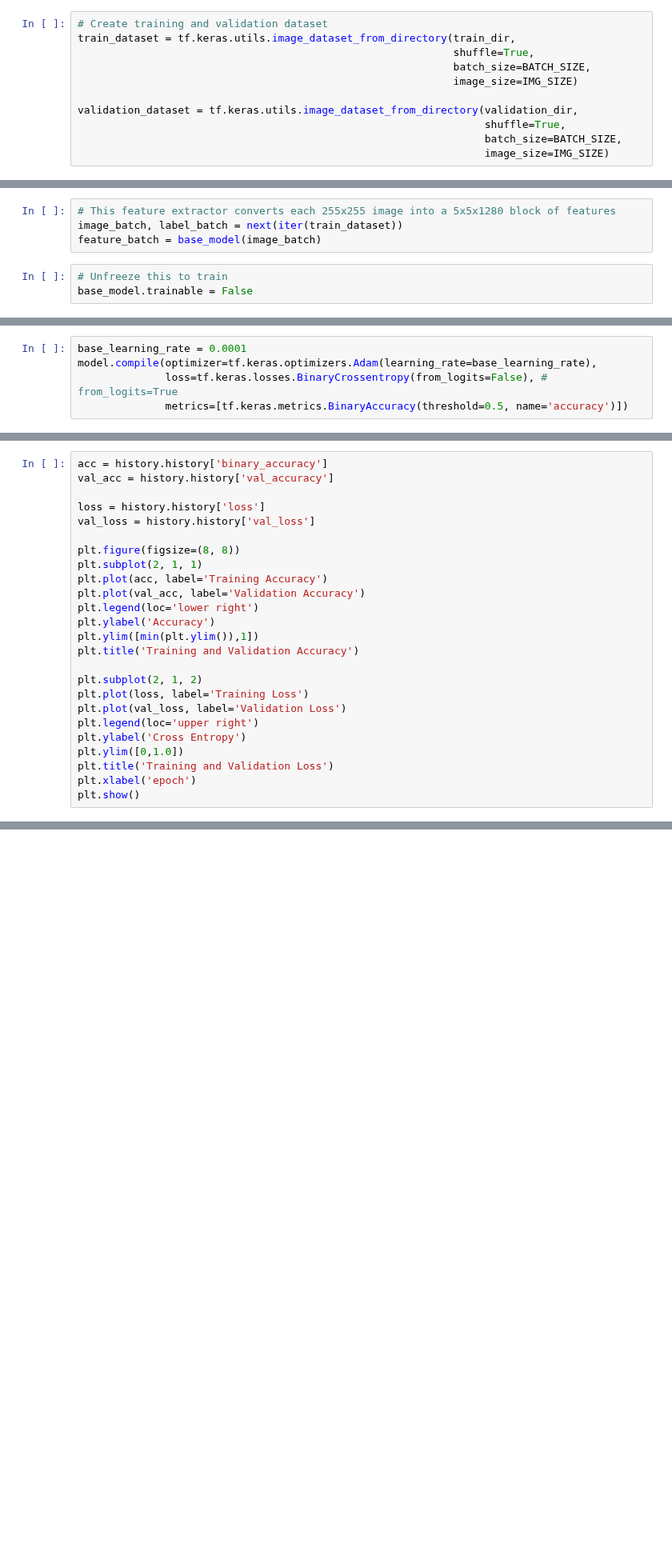
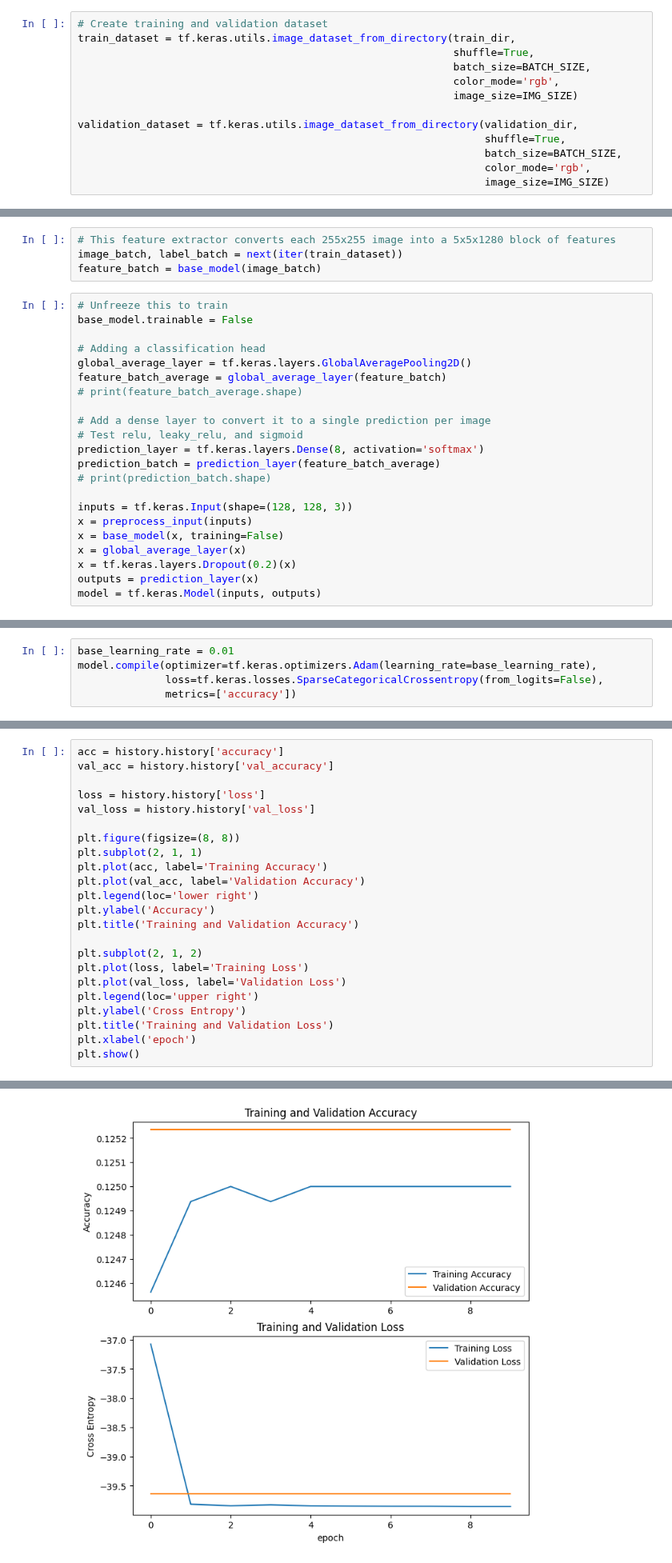
Before and after one commit to tcarlucc/machine-learning-final, a Jupyter notebook: MobileNet_V2.ipynb, the cells around one changed output, grey strips where cells are left out. Shown at 80% size. Cells and saved outputs as stored; diff of their text form; blank space fills up the shorter version.

```diff
--- a/MobileNet_V2.ipynb
+++ b/MobileNet_V2.ipynb
@@ -29,11 +29,13 @@ validation_dir = 'C:/Users/Nick/Documents/SchoolStuff/spring2024/machineLearning
 train_dataset = tf.keras.utils.image_dataset_from_directory(train_dir,
                                                             shuffle=True,
                                                             batch_size=BATCH_SIZE,
+                                                            color_mode='rgb',
                                                             image_size=IMG_SIZE)
 
 validation_dataset = tf.keras.utils.image_dataset_from_directory(validation_dir,
                                                                  shuffle=True,
                                                                  batch_size=BATCH_SIZE,
+                                                                 color_mode='rgb',
                                                                  image_size=IMG_SIZE)
 # %% [output]
 Found 16000 files belonging to 8 classes.
@@ -65,3 +78,22 @@ feature_batch = base_model(image_batch)
 # %%
 # Unfreeze this to train
 base_model.trainable = False
+
+# Adding a classification head
+global_average_layer = tf.keras.layers.GlobalAveragePooling2D()
+feature_batch_average = global_average_layer(feature_batch)
+# print(feature_batch_average.shape)
+
+# Add a dense layer to convert it to a single prediction per image
+# Test relu, leaky_relu, and sigmoid
+prediction_layer = tf.keras.layers.Dense(8, activation='softmax')
+prediction_batch = prediction_layer(feature_batch_average)
+# print(prediction_batch.shape)
+
+inputs = tf.keras.Input(shape=(128, 128, 3))
+x = preprocess_input(inputs)
+x = base_model(x, training=False)
+x = global_average_layer(x)
+x = tf.keras.layers.Dropout(0.2)(x)
+outputs = prediction_layer(x)
+model = tf.keras.Model(inputs, outputs)
@@ -90,8 +126,8 @@ model = tf.keras.Model(inputs, outputs)
 # %%
-base_learning_rate = 0.0001
+base_learning_rate = 0.01
 model.compile(optimizer=tf.keras.optimizers.Adam(learning_rate=base_learning_rate),
-              loss=tf.keras.losses.BinaryCrossentropy(from_logits=False), # from_logits=True
-              metrics=[tf.keras.metrics.BinaryAccuracy(threshold=0.5, name='accuracy')])
+              loss=tf.keras.losses.SparseCategoricalCrossentropy(from_logits=False),
+              metrics=['accuracy'])
 # %%
 initial_epochs = 10
 
@@ -132,5 +160,5 @@ Epoch 10/10
 # %%
-acc = history.history['binary_accuracy']
+acc = history.history['accuracy']
 val_acc = history.history['val_accuracy']
 
 loss = history.history['loss']
@@ -142,7 +170,6 @@ plt.plot(acc, label='Training Accuracy')
 plt.plot(val_acc, label='Validation Accuracy')
 plt.legend(loc='lower right')
 plt.ylabel('Accuracy')
-plt.ylim([min(plt.ylim()),1])
 plt.title('Training and Validation Accuracy')
 
 plt.subplot(2, 1, 2)
@@ -150,7 +177,6 @@ plt.plot(loss, label='Training Loss')
 plt.plot(val_loss, label='Validation Loss')
 plt.legend(loc='upper right')
 plt.ylabel('Cross Entropy')
-plt.ylim([0,1.0])
 plt.title('Training and Validation Loss')
 plt.xlabel('epoch')
 plt.show()
@@ -159,3 +184,4 @@ KeyError: 'val_accuracy'
+[figure, added]
 # %%
 base_model.trainable = True
 # %%
```
Also changed, not shown: parts of 18 cells of this notebook, 3 other files.
